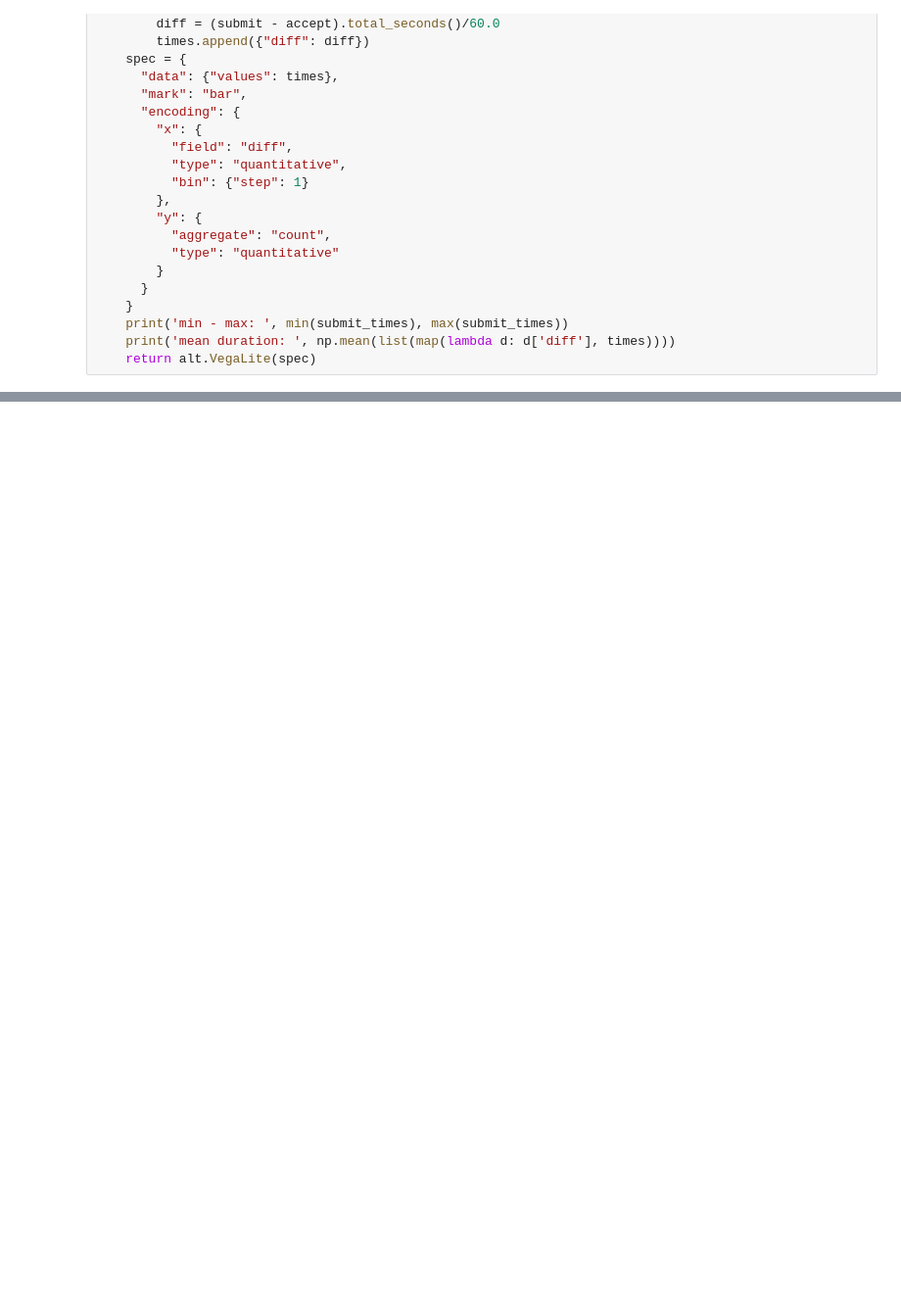
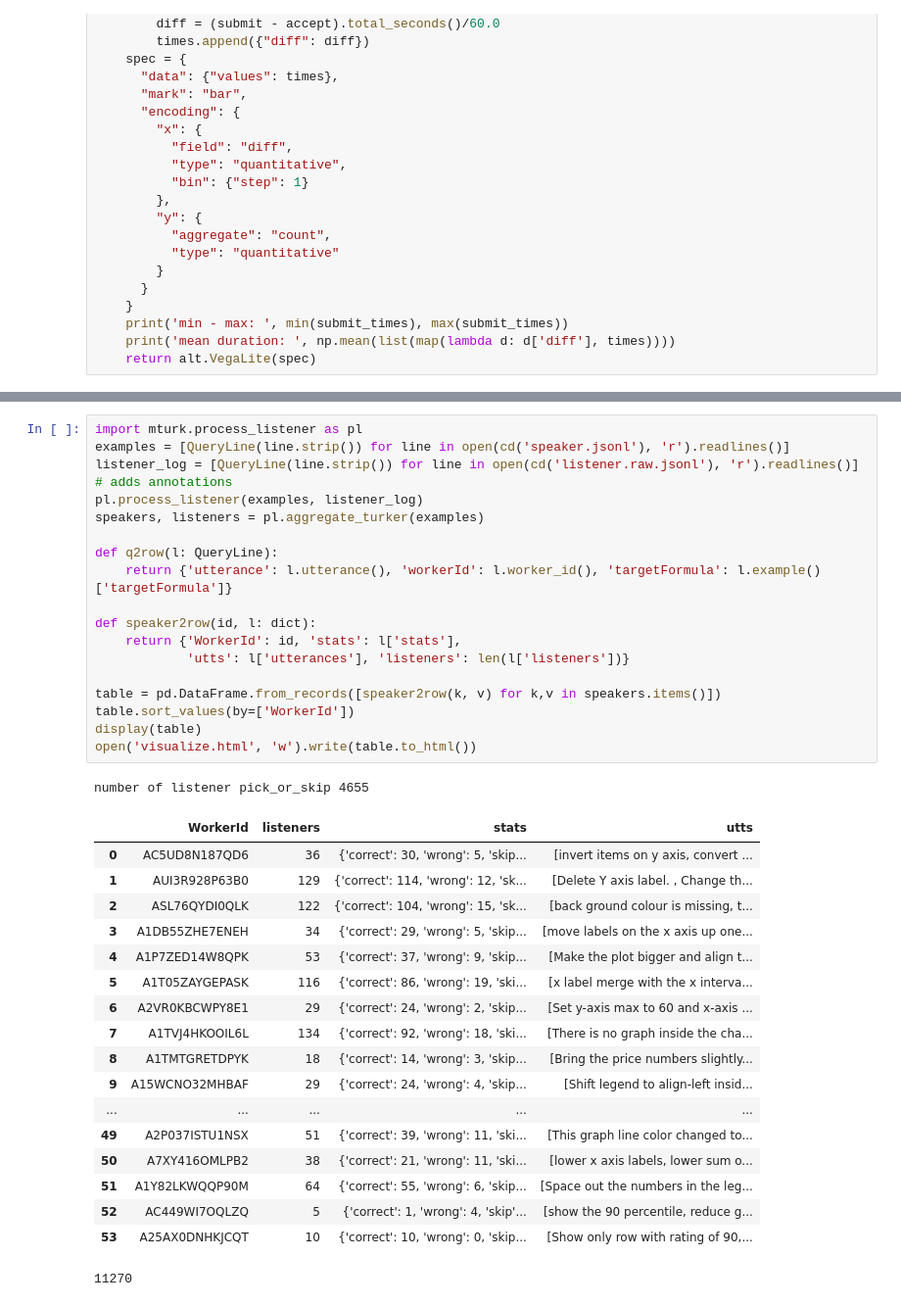
Before and after one commit to stanfordnlp/plot-data, a Jupyter notebook: stats.ipynb, the cells around one changed output, grey strips where cells are left out. Shown at 98% size. Cells and saved outputs as stored; diff of their text form; blank space fills up the shorter version.

```diff
--- a/stats.ipynb
+++ b/stats.ipynb
@@ -122,0 +153,39 @@ FileNotFoundError: [Errno 2] No such file or directory: 'hits/2018-08-29_22-54-1
+# %%
+import mturk.process_listener as pl
+examples = [QueryLine(line.strip()) for line in open(cd('speaker.jsonl'), 'r').readlines()]
+listener_log = [QueryLine(line.strip()) for line in open(cd('listener.raw.jsonl'), 'r').readlines()]
+# adds annotations
+pl.process_listener(examples, listener_log)
+speakers, listeners = pl.aggregate_turker(examples)
+
+def q2row(l: QueryLine):
+    return {'utterance': l.utterance(), 'workerId': l.worker_id(), 'targetFormula': l.example()['targetFormula']}
+
+def speaker2row(id, l: dict):
+    return {'WorkerId': id, 'stats': l['stats'],
+            'utts': l['utterances'], 'listeners': len(l['listeners'])}
+
+table = pd.DataFrame.from_records([speaker2row(k, v) for k,v in speakers.items()])
+table.sort_values(by=['WorkerId'])
+display(table)
+open('visualize.html', 'w').write(table.to_html())
+# %% [output]
+number of listener pick_or_skip 4655
+|  | WorkerId | listeners | stats | utts |
+| 0 | AC5UD8N187QD6 | 36 | {'correct': 30, 'wrong': 5, 'skip... | [invert items on y axis, convert ... |
+| 1 | AUI3R928P63B0 | 129 | {'correct': 114, 'wrong': 12, 'sk... | [Delete Y axis label. , Change th... |
+| 2 | ASL76QYDI0QLK | 122 | {'correct': 104, 'wrong': 15, 'sk... | [back ground colour is missing, t... |
+| 3 | A1DB55ZHE7ENEH | 34 | {'correct': 29, 'wrong': 5, 'skip... | [move labels on the x axis up one... |
+| 4 | A1P7ZED14W8QPK | 53 | {'correct': 37, 'wrong': 9, 'skip... | [Make the plot bigger and align t... |
+| 5 | A1T05ZAYGEPASK | 116 | {'correct': 86, 'wrong': 19, 'ski... | [x label merge with the x interva... |
+| 6 | A2VR0KBCWPY8E1 | 29 | {'correct': 24, 'wrong': 2, 'skip... | [Set y-axis max to 60 and x-axis ... |
+| 7 | A1TVJ4HKOOIL6L | 134 | {'correct': 92, 'wrong': 18, 'ski... | [There is no graph inside the cha... |
+| 8 | A1TMTGRETDPYK | 18 | {'correct': 14, 'wrong': 3, 'skip... | [Bring the price numbers slightly... |
+| 9 | A15WCNO32MHBAF | 29 | {'correct': 24, 'wrong': 4, 'skip... | [Shift legend to align-left insid... |
+| ... | ... | ... | ... | ... |
+| 49 | A2P037ISTU1NSX | 51 | {'correct': 39, 'wrong': 11, 'ski... | [This graph line color changed to... |
+| 50 | A7XY416OMLPB2 | 38 | {'correct': 21, 'wrong': 11, 'ski... | [lower x axis labels, lower sum o... |
+| 51 | A1Y82LKWQQP90M | 64 | {'correct': 55, 'wrong': 6, 'skip... | [Space out the numbers in the leg... |
+| 52 | AC449WI7OQLZQ | 5 | {'correct': 1, 'wrong': 4, 'skip'... | [show the 90 percentile, reduce g... |
+| 53 | A25AX0DNHKJCQT | 10 | {'correct': 10, 'wrong': 0, 'skip... | [Show only row with rating of 90,... |
+11270
```
Also changed, not shown: parts of 5 cells of this notebook, 6 other files.
